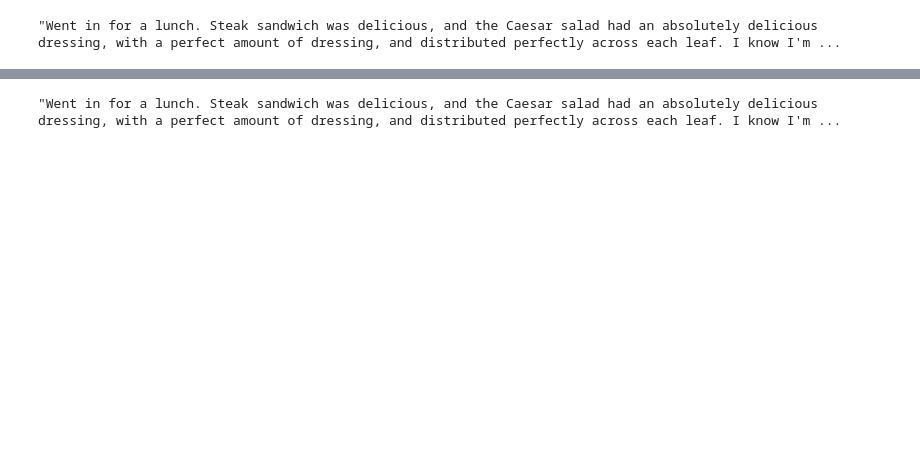
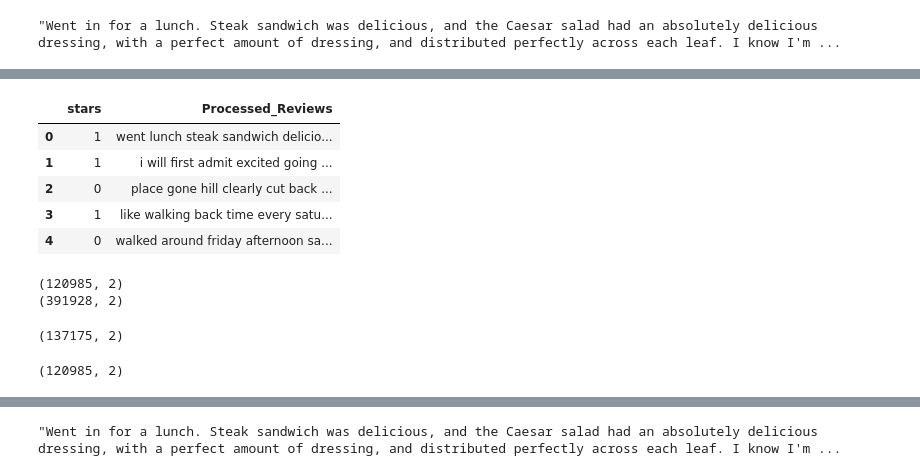
Before and after one commit to Harvey1973/Yelp-data-challenge, a Jupyter notebook: preprocess/process_reviews.ipynb, the cells around one changed output, grey strips where cells are left out. Drawn from its saved outputs; the diff is of its cells as text; code cells hidden in the pictures; blank space fills up the shorter version.

```diff
--- a/preprocess/process_reviews.ipynb
+++ b/preprocess/process_reviews.ipynb
@@ -55,0 +141,19 @@ df['Processed_Reviews'][0]
+# %%
+df.columns  = ['stars','Processed_Reviews']
+# %%
+df.head()
+# %% [output]
+|  | stars | Processed_Reviews |
+| 0 | 1 | went lunch steak sandwich delicio... |
+| 1 | 1 | i will first admit excited going ... |
+| 2 | 0 | place gone hill clearly cut back ... |
+| 3 | 1 | like walking back time every satu... |
+| 4 | 0 | walked around friday afternoon sa... |
+# %%
+positive = df[df['stars'] == 0]
+print(positive.shape)
+negative = df[df['stars'] == 1]
+print(negative.shape)
+# %% [output]
+(120985, 2)
+(391928, 2)
@@ -55,0 +162,10 @@ df['Processed_Reviews'][0]
+# %%
+positive = df_balanced[df_balanced['stars'] == 1]
+positive.shape
+# %% [output]
+(137175, 2)
+# %%
+negative = df_balanced[df_balanced['stars'] == 0]
+negative.shape
+# %% [output]
+(120985, 2)
```
Also changed, not shown: parts of 24 cells of this notebook, 1 other file.
